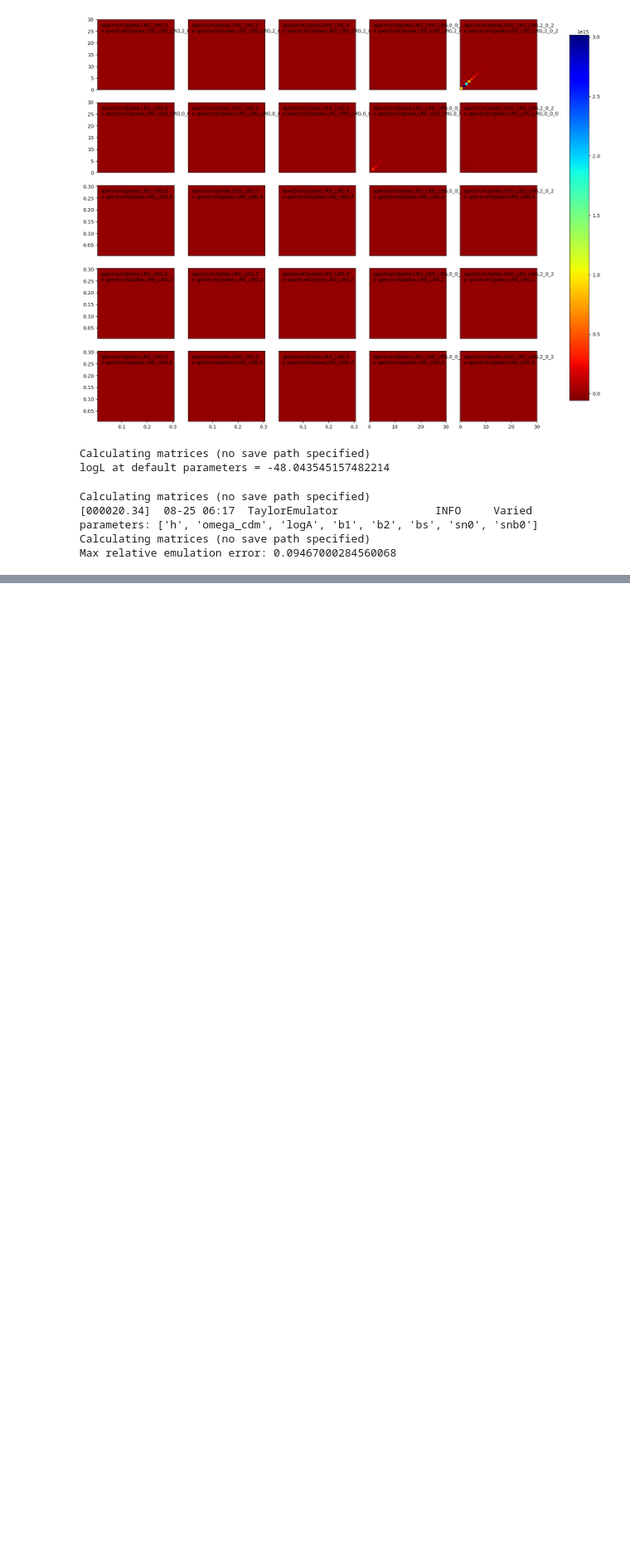
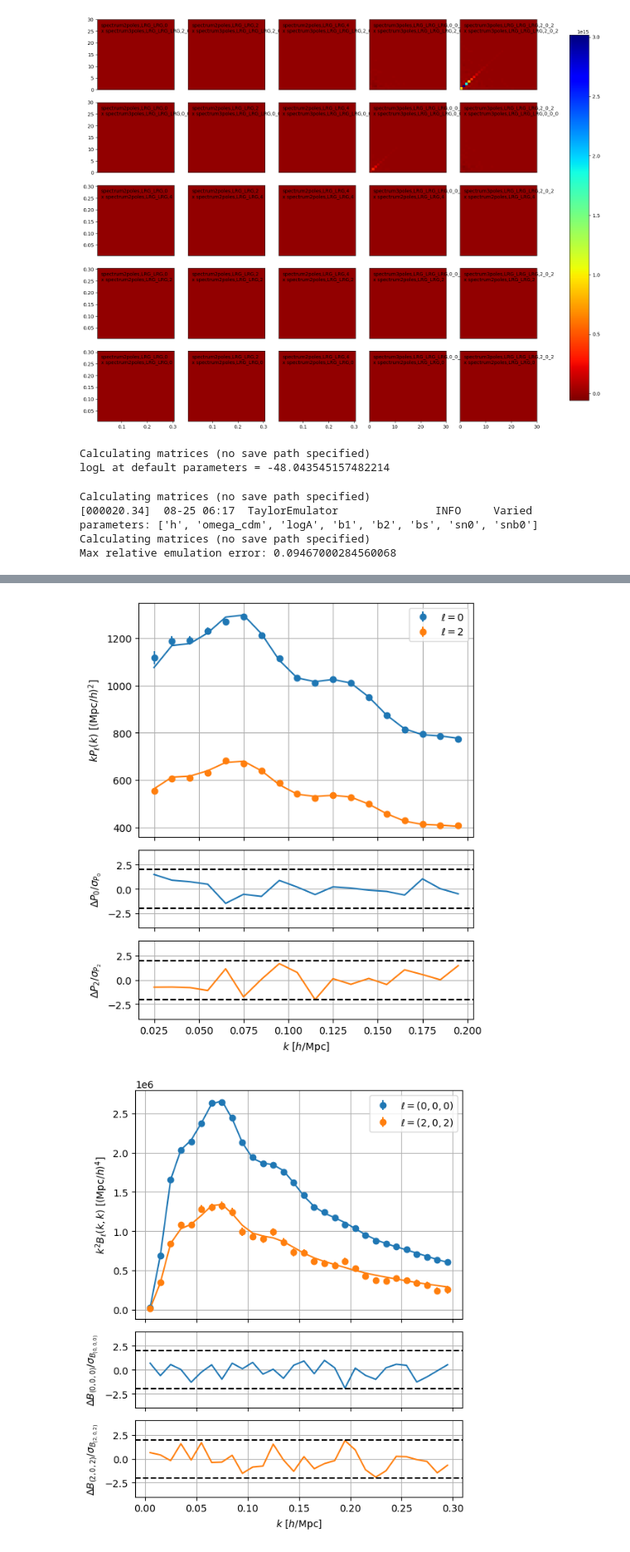
Before and after one commit to cosmodesi/desilike, a Jupyter notebook: nb/fs_direct_examples.ipynb, the cells around one changed output, grey strips where cells are left out. Shown at 83% size. Saved outputs shown, nothing was run; the diff lists cells and outputs as text; code cells hidden in the pictures; blank space fills up the shorter version.

```diff
--- a/nb/fs_direct_examples.ipynb
+++ b/nb/fs_direct_examples.ipynb
@@ -373,7 +373,7 @@ Calculating matrices (no save path specified)
 Max relative emulation error: 0.09467000284560068
 # %%
 from desilike import Sampler, Posterior
-from desilike.samplers import Zeus, PocoMC, Nautilus, Emcee
+from desilike.samplers import Zeus, PocoMC, Nautilus, Emcee, Dynesty
 
 
 # Swap the theory for its emulator: update() re-runs the observable's __init__ in-place with
@@ -382,6 +382,9 @@ from desilike.samplers import Zeus, PocoMC, Nautilus, Emcee
 emulated_b = TaylorEmulator.read(bispec_emulator_fn).to_calculator()
 observable_b.update(theory=emulated_b)
 
+emulated = TaylorEmulator.read(kaiser_emulator_fn).to_calculator()
+observable.update(theory=emulated)
+
 # Sample the posterior = likelihood + priors: wrap the likelihood in Posterior.
 # (Sampling the bare likelihood would let walkers wander far outside the priors,
 # where the Taylor emulator extrapolates arbitrarily badly.)
@@ -389,7 +392,7 @@ pipe = compile(Posterior(likelihood))
 ! rm -rfv _tests/chain_fs_FM_bispec/
 sampler = Sampler(pipe, kernel=Emcee(), rng=42, output_dir='_tests/chain_fs_FM_bispec')
 # We run samples until convergence, considered reached when Gelman-Rubin stabilizes below 1.05
-samples = sampler.run(min_steps=2000, gelman_rubin=1.01)
+samples = sampler.run(min_steps=10000, gelman_rubin=1.01)
 #samples = sampler.run()
 # %% [output]
 /bin/bash: module: line 1: syntax error: unexpected end of file
@@ -400,0 +415,12 @@ samples = sampler.run(min_steps=2000, gelman_rubin=1.01)
+# %%
+# Evaluate the likelihood at the maximum-posterior sample and plot the fit
+names = get_params(likelihood).select(varied=True, derived=False).names()
+idx = np.unravel_index(np.argmax(samples.logposterior), samples.logposterior.shape)
+best = {name: np.asarray(samples[name].value)[idx] for name in names}
+pipe(**best)
+observable.plot()
+observable_b.plot()
+plt.show()
+# %% [output]
+[figure, added]
+[figure, added]
```
Also changed, not shown: parts of 4 cells of this notebook, 1 other file.
